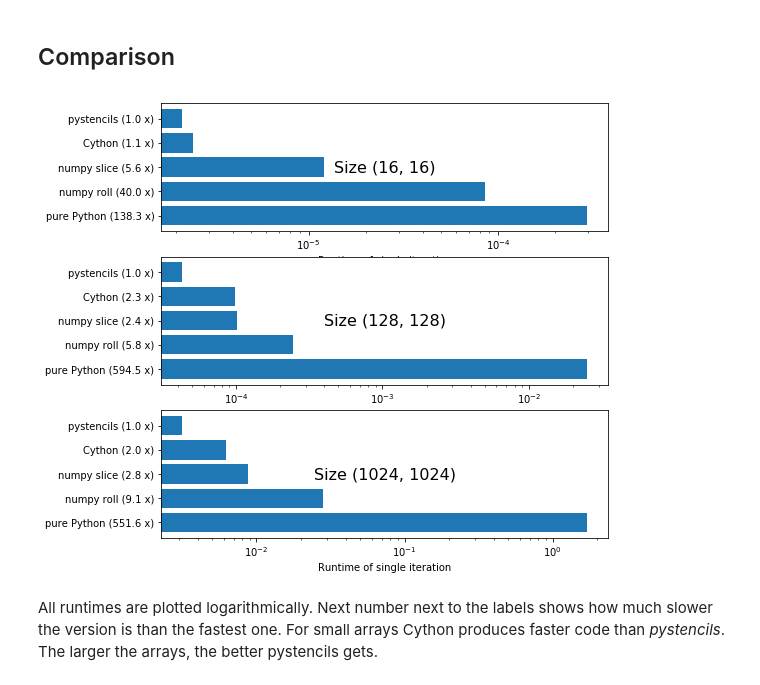
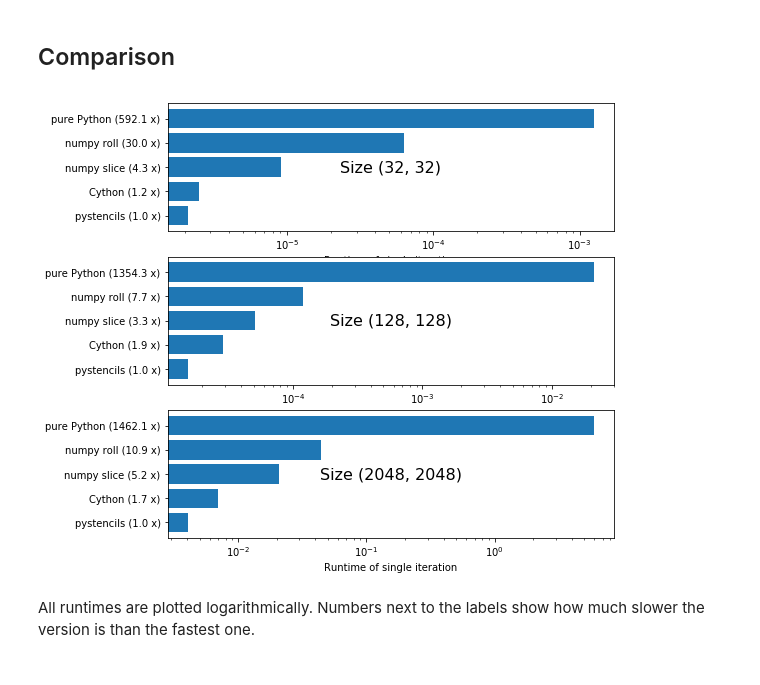
Before and after one commit to mabau/pystencils, a Jupyter notebook: doc/notebooks/demo_benchmark.ipynb, the cells around one changed output. Saved outputs shown, nothing was run; the diff lists cells and outputs as text; code cells hidden in the pictures.

Commit message:
Improvements in tutorials/demos
- typos, more content
- added numba to benchmark comparison

```diff
--- a/doc/notebooks/demo_benchmark.ipynb
+++ b/doc/notebooks/demo_benchmark.ipynb
@@ -39,10 +39,10 @@ import cython
 
 @cython.boundscheck(False)
 @cython.wraparound(False)
-def avg_cython(object[double, ndim=2] input_arr, object[double, ndim=2] output_arr):
+def avg_cython(object[double, ndim=2] src, object[double, ndim=2] dst):
     cdef int xs, ys, x, y
-    xs, ys = input_arr.shape
+    xs, ys = src.shape
     for x in range(1, xs - 1):
         for y in range(1, ys - 1):
-            output_arr[x, y] = (input_arr[x + 1, y] + input_arr[x - 1, y] +
-                                input_arr[x, y + 1] + input_arr[x, y - 1]) / 4
+            dst[x, y] = (src[x + 1, y] + src[x - 1, y] +
+                         src[x, y + 1] + src[x, y - 1]) / 4
@@ -53,22 +65,18 @@ src, dst = ps.fields("src, dst: [2D]")
 
 update = ps.Assignment(dst[0,0],
                        (src[1, 0] + src[-1, 0] + src[0, 1] + src[0, -1]) / 4)
-kernel = ps.create_kernel(update).compile()
-
-def avg_pystencils(input_arr, output_arr):
-    kernel(src=input_arr, dst=output_arr)
+avg_pystencils = ps.create_kernel(update).compile()
 # %%
 all_implementations = {
     'pure Python': avg_pure_python,
     'numpy roll': avg_numpy_roll,
     'numpy slice': avg_numpy_slice,
-    'Cython': None,
     'pystencils': avg_pystencils,
 }
 if 'avg_cython' in globals():
     all_implementations['Cython'] = avg_cython
-else:
-    del all_implementations['Cython']
+if 'avg_numba' in globals():
+    all_implementations['numba'] = avg_numba
 # %% [markdown]
 ## Benchmark functions
 
@@ -81,39 +89,45 @@ def get_arrays(shape):
 
 def do_benchmark(func, shape):
     in_arr, out_arr = get_arrays(shape)
-    timer = timeit.Timer('f(a, b)', globals={'f': func, 'a': in_arr, 'b': out_arr})
+    func(src=in_arr, dst=out_arr) # warmup
+    timer = timeit.Timer('f(src=src, dst=dst)', globals={'f': func, 'src': in_arr, 'dst': out_arr})
     calls, time_taken = timer.autorange()
     return time_taken / calls
 # %% [markdown]
 ## Comparison
 # %%
+plot_order = ['pystencils', 'Cython', 'numba', 'numpy slice', 'numpy roll', 'pure Python']
+plot_order = [p for p in plot_order if p in all_implementations]
+
 def bar_plot(*shape):
-    names = tuple(all_implementations.keys())
+    names = plot_order
     runtimes = tuple(do_benchmark(all_implementations[name], shape) for name in names)
     for runtime, name in zip(runtimes, names):
-        assert runtime >= runtimes[names.index('pystencils')], runtimes
+        # assert that pystencils is the fastest
+        # if some change degrades performance of pystencils, we see this automatically in CI system
+        assert runtime >= runtimes[names.index('pystencils')], "pystencils is slower than " + name
     speedups = tuple(runtime / min(runtimes) for runtime in runtimes)
     y_pos = np.arange(len(names))
     labels = tuple(f"{name} ({round(speedup, 1)} x)" for name, speedup in zip(names, speedups))
 
     plt.text(0.5, 0.5, f"Size {shape}", horizontalalignment='center', fontsize=16,
              verticalalignment='center', transform=plt.gca().transAxes)
     plt.barh(y_pos, runtimes, log=True)
 
     plt.yticks(y_pos, labels);
     plt.xlabel('Runtime of single iteration')
 
 plt.figure(figsize=(8, 8))
 
 plt.subplot(3, 1, 1)
-bar_plot(16, 16)
+bar_plot(32, 32)
 
 plt.subplot(3, 1, 2)
 bar_plot(128, 128)
 
 plt.subplot(3, 1, 3)
-bar_plot(1024, 1024)
+bar_plot(2048, 2048)
 # %% [output]
-[figure, old version]
+[figure, new version]
 # %% [markdown]
-All runtimes are plotted logarithmically. Next number next to the labels shows how much slower the version is than the fastest one. For small arrays Cython produces faster code than *pystencils*. The larger the arrays, the better pystencils gets.
+All runtimes are plotted logarithmically. Numbers next to the labels show how much slower the version is than the fastest one.
```
Also changed, not shown: parts of 6 cells of this notebook, 1 other file.
